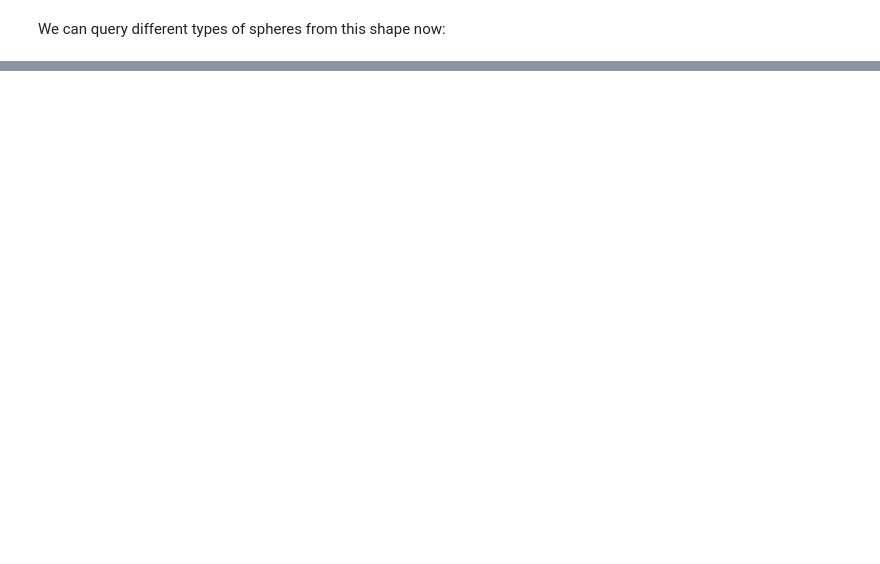
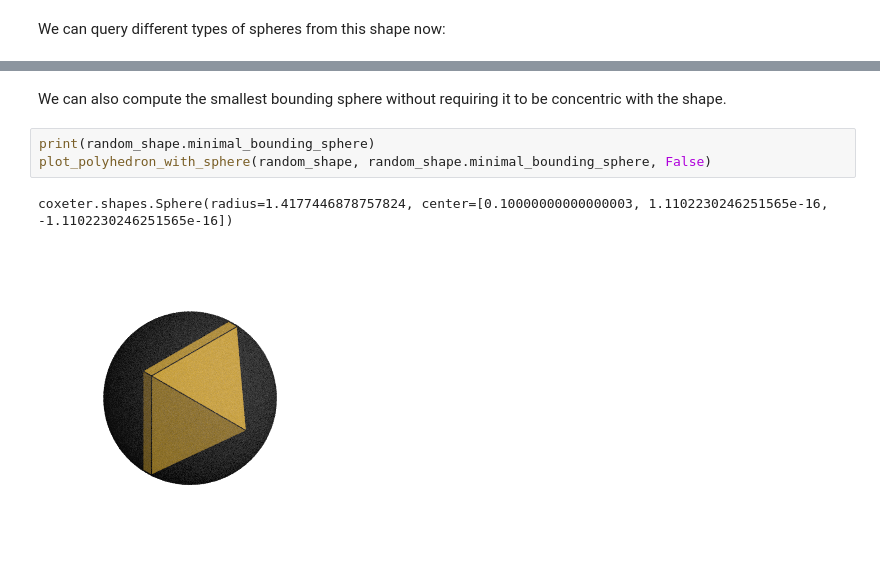
Before and after one commit to glotzerlab/coxeter, a Jupyter notebook: doc/source/examples/Spheres.ipynb, the cells around one changed output, grey strips where cells are left out. Saved outputs shown, nothing was run; the diff lists cells and outputs as text; blank space fills up the shorter version.

```diff
--- a/doc/source/examples/Spheres.ipynb
+++ b/doc/source/examples/Spheres.ipynb
@@ -84,0 +108,8 @@ plot_polyhedron_with_sphere(dodecahedron, False)
+# %% [markdown]
+We can also compute the smallest bounding sphere without requiring it to be concentric with the shape.
+# %%
+print(random_shape.minimal_bounding_sphere)
+plot_polyhedron_with_sphere(random_shape, random_shape.minimal_bounding_sphere, False)
+# %% [output]
+coxeter.shapes.Sphere(radius=1.4177446878757824, center=[0.10000000000000003, 1.1102230246251565e-16, -1.1102230246251565e-16])
+[figure, added]
```
Also changed, not shown: parts of 16 cells of this notebook.
